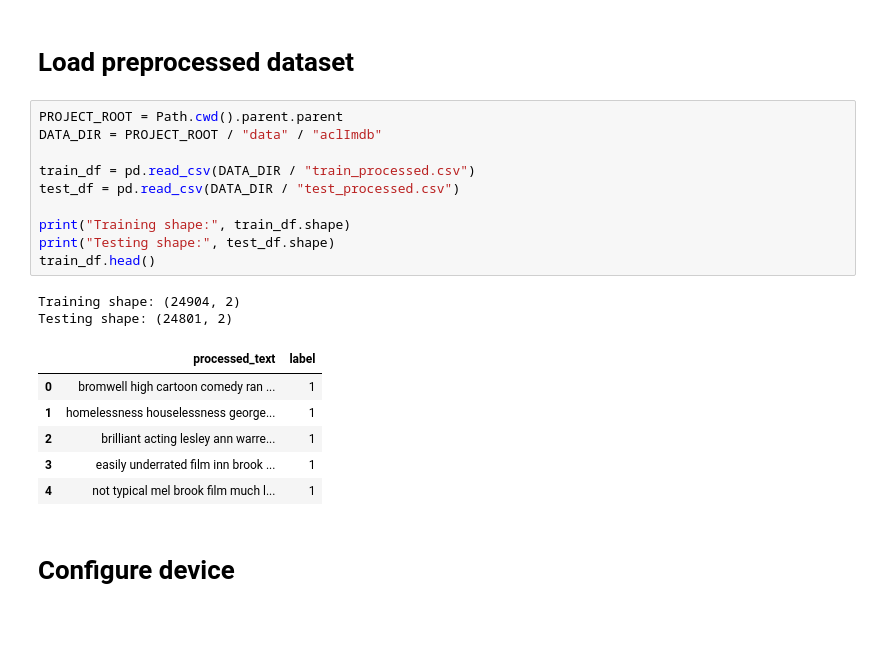
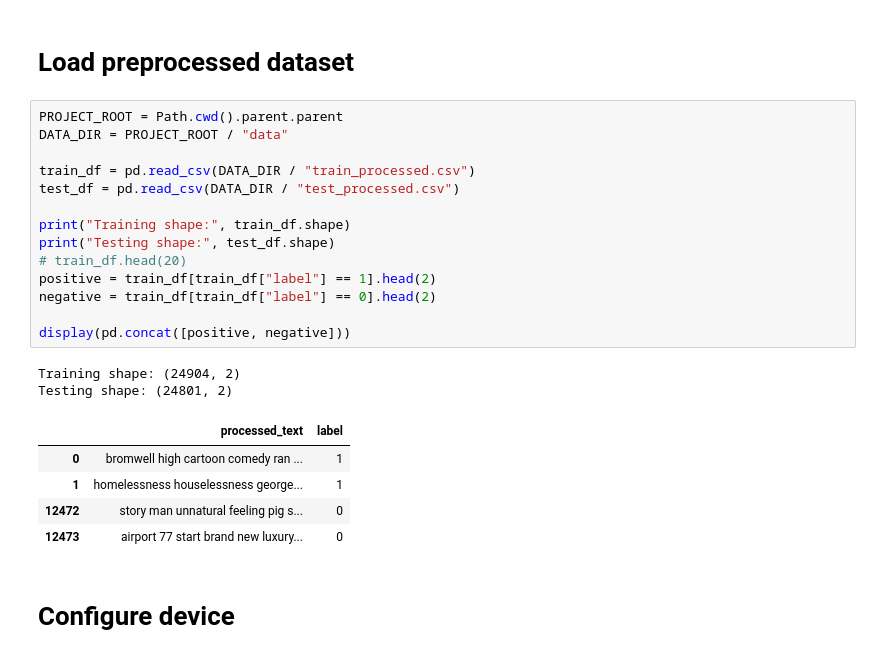
Before and after one commit to Dia8897/Assignment4_NLP_SequenceModels, a Jupyter notebook: notebooks/models/lstm.ipynb, the cells around one changed output. Cells and saved outputs as stored; diff of their text form; blank space fills up the shorter version.

```diff
--- a/notebooks/models/lstm.ipynb
+++ b/notebooks/models/lstm.ipynb
@@ -10,23 +10,26 @@ import torch
 # Load preprocessed dataset
 # %%
 PROJECT_ROOT = Path.cwd().parent.parent
-DATA_DIR = PROJECT_ROOT / "data" / "aclImdb"
+DATA_DIR = PROJECT_ROOT / "data"
 
 train_df = pd.read_csv(DATA_DIR / "train_processed.csv")
 test_df = pd.read_csv(DATA_DIR / "test_processed.csv")
 
 print("Training shape:", train_df.shape)
 print("Testing shape:", test_df.shape)
-train_df.head()
+# train_df.head(20)
+positive = train_df[train_df["label"] == 1].head(2)
+negative = train_df[train_df["label"] == 0].head(2)
+
+display(pd.concat([positive, negative]))
 # %% [output]
 Training shape: (24904, 2)
 Testing shape: (24801, 2)
 |  | processed_text | label |
 | 0 | bromwell high cartoon comedy ran ... | 1 |
 | 1 | homelessness houselessness george... | 1 |
-| 2 | brilliant acting lesley ann warre... | 1 |
-| 3 | easily underrated film inn brook ... | 1 |
-| 4 | not typical mel brook film much l... | 1 |
+| 12472 | story man unnatural feeling pig s... | 0 |
+| 12473 | airport 77 start brand new luxury... | 0 |
 # %% [markdown]
 # Configure device
 # %%
```
Also changed, not shown: parts of 9 cells of this notebook, 4 other files.
